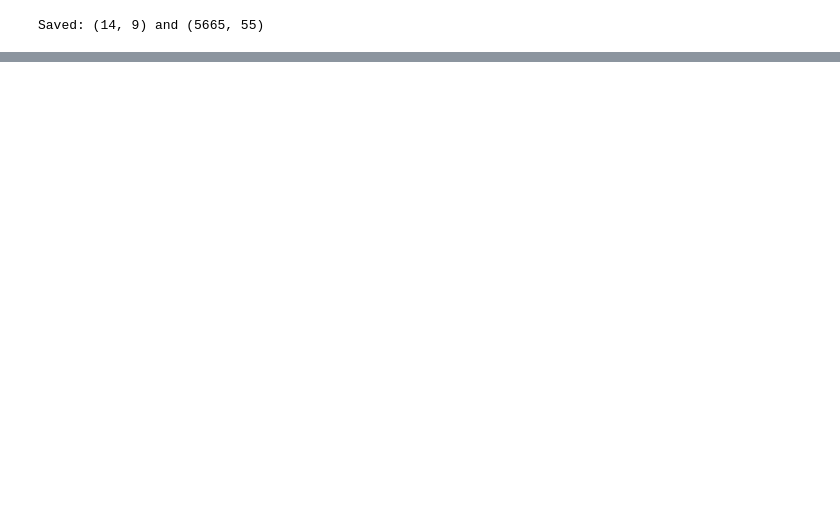
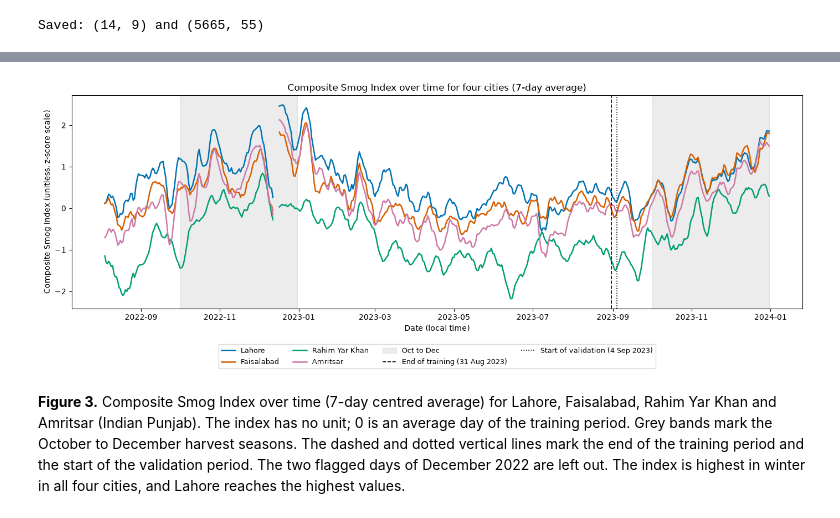
Before and after one commit to IsmailNooruddin/Smog-Analysis-DSSG, a Jupyter notebook: air_quality.ipynb, the cells around one changed output, grey strips where cells are left out. Drawn from its saved outputs; the diff is of its cells as text; code cells hidden in the pictures; blank space fills up the shorter version.

```diff
--- a/air_quality.ipynb
+++ b/air_quality.ipynb
@@ -1076,3 +1129,41 @@ plt.show()
+# %%
+# ============================================================
+# Step 11d: Figure 3 - Composite Smog Index over time for 4 cities
+# ============================================================
+cities_to_plot = ["Lahore", "Faisalabad", "Rahim Yar Khan", "Amritsar"]   # 3 Pakistani + 1 Indian
+line_colors = ["#0072B2", "#D55E00", "#009E73", "#CC79A7"]                # colour-blind friendly
+
+fig, ax = plt.subplots(figsize=(14, 5.5))
+
+for city, color in zip(cities_to_plot, line_colors):
+    one_city = daily[daily["city"] == city].sort_values("date")
+    # Leave out the two flagged days, so they do not drag the line down
+    values = one_city["composite_smog_index"].where(one_city["suspect_day"] == 0)
+    # A 7-day average smooths the day-to-day noise so the seasons are easier to see
+    smooth = values.rolling(7, center=True, min_periods=4).mean()
+    ax.plot(one_city["date"], smooth, color=color, linewidth=1.8, label=city)
+
+# Shade the two harvest seasons (October to December)
+ax.axvspan(pd.Timestamp("2022-10-01"), pd.Timestamp("2022-12-31"), color="grey", alpha=0.15, label="Oct to Dec")
+ax.axvspan(pd.Timestamp("2023-10-01"), pd.Timestamp("2023-12-31"), color="grey", alpha=0.15)
+
+# Mark the end of training and the start of validation (dates from the team plan)
+ax.axvline(TRAIN_END, color="black", linestyle="--", linewidth=1.2, label="End of training (31 Aug 2023)")
+ax.axvline(pd.Timestamp("2023-09-04"), color="black", linestyle=":", linewidth=1.2,
+           label="Start of validation (4 Sep 2023)")
+
+ax.set_title("Composite Smog Index over time for four cities (7-day average)")
+ax.set_xlabel("Date (local time)")
+ax.set_ylabel("Composite Smog Index (unitless, z-score scale)")
+ax.legend(loc="upper center", bbox_to_anchor=(0.5, -0.15), ncol=4, fontsize=9)
+
+fig.tight_layout()
+fig.savefig("Dataset/Exported_AQ/figures/Fig3_Index_over_time.png", dpi=300, bbox_inches="tight")
+plt.show()
+# %% [output]
+[figure, added]
+# %% [markdown]
+**Figure 3.** Composite Smog Index over time (7-day centred average) for Lahore, Faisalabad, Rahim Yar Khan and Amritsar (Indian Punjab). The index has no unit; 0 is an average day of the training period. Grey bands mark the October to December harvest seasons. The dashed and dotted vertical lines mark the end of the training period and the start of the validation period. The two flagged days of December 2022 are left out. The index is highest in winter in all four cities, and Lahore reaches the highest values.
 # %%
 # ============================================================
 # Step 12: Final checks and saving the final files
```
Also changed, not shown: parts of 17 cells of this notebook, 1 other file.
